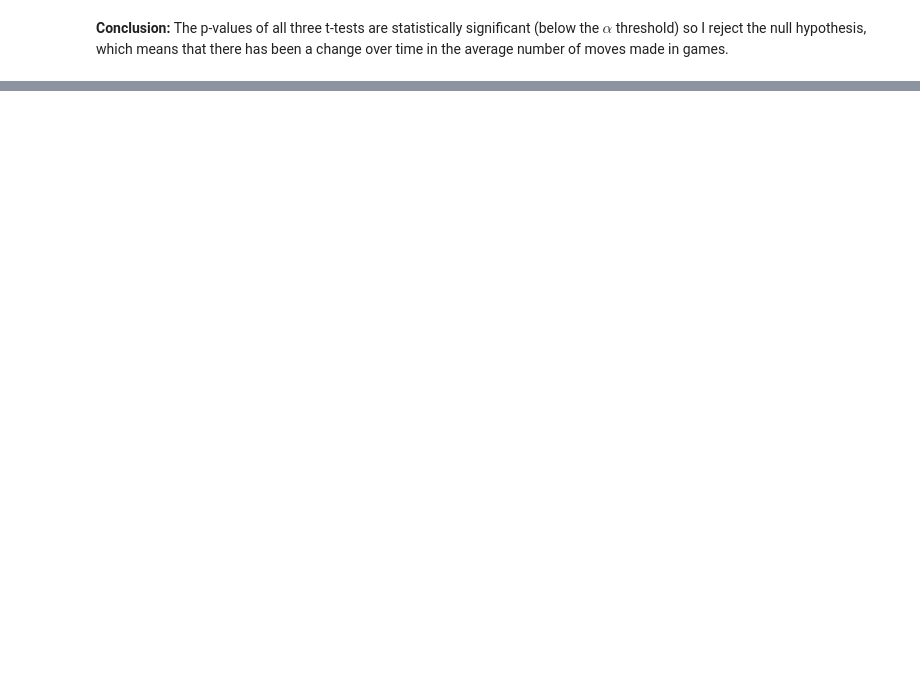
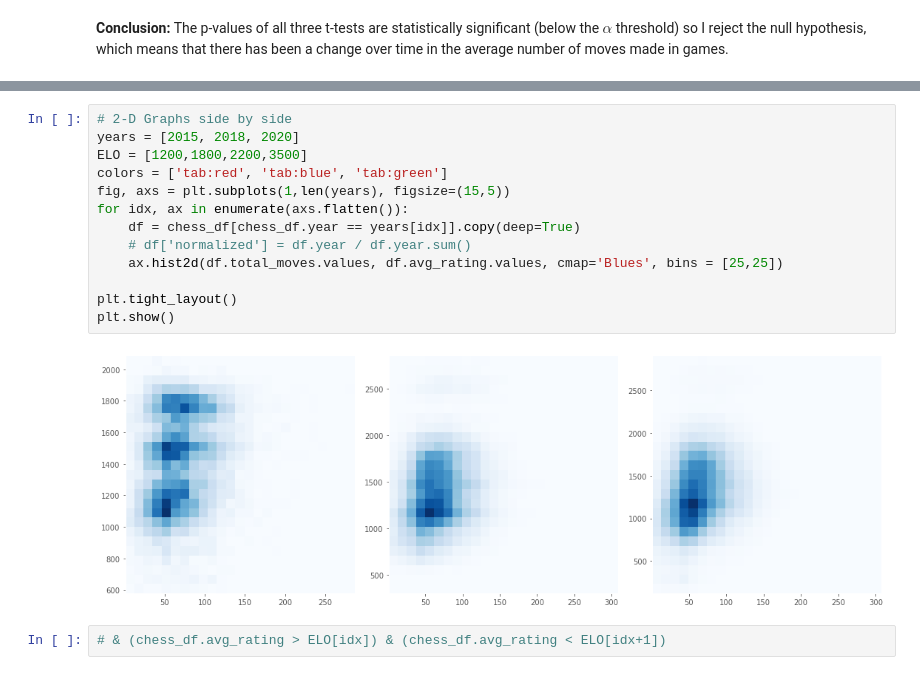
Before and after one commit to kenshr/The-Evolution-of-Chess, a Jupyter notebook: src/Sample_RU_1500_EDA.ipynb, the cells around one changed output, grey strips where cells are left out. Cells and saved outputs as stored; diff of their text form; blank space fills up the shorter version.

```diff
--- a/src/Sample_RU_1500_EDA.ipynb
+++ b/src/Sample_RU_1500_EDA.ipynb
@@ -376,0 +483,17 @@ print('2015 vs 2018: {ttest}'.format(ttest = stats.ttest_ind(chess_df[chess_df.y
+# %%
+# 2-D Graphs side by side
+years = [2015, 2018, 2020]
+ELO = [1200,1800,2200,3500]
+colors = ['tab:red', 'tab:blue', 'tab:green']
+fig, axs = plt.subplots(1,len(years), figsize=(15,5))
+for idx, ax in enumerate(axs.flatten()):
+    df = chess_df[chess_df.year == years[idx]].copy(deep=True)
+    # df['normalized'] = df.year / df.year.sum()
+    ax.hist2d(df.total_moves.values, df.avg_rating.values, cmap='Blues', bins = [25,25])
+
+plt.tight_layout()
+plt.show()
+# %% [output]
+[figure, added]
+# %%
+# & (chess_df.avg_rating > ELO[idx]) & (chess_df.avg_rating < ELO[idx+1])
```
Also changed, not shown: parts of 15 cells of this notebook, 4 other files.
